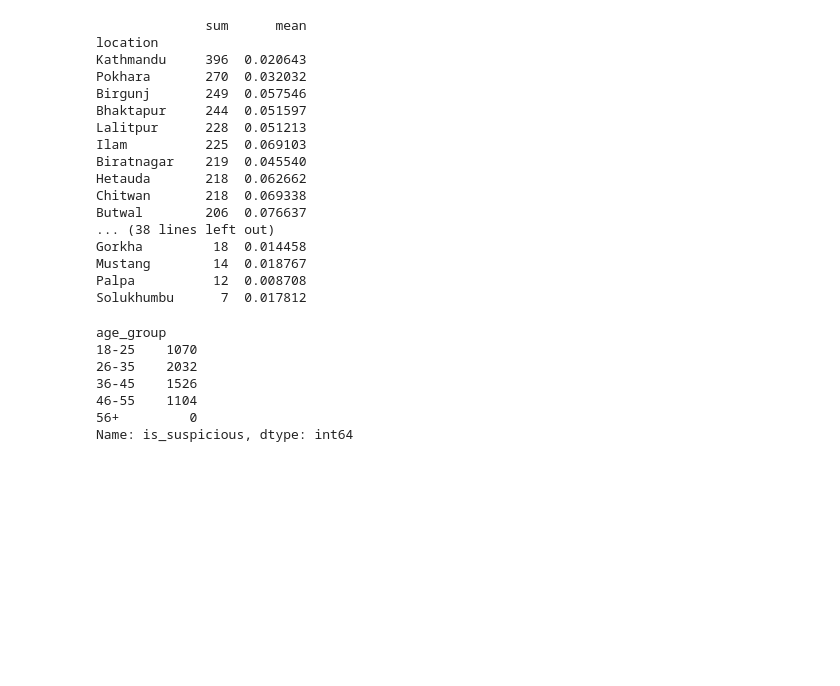
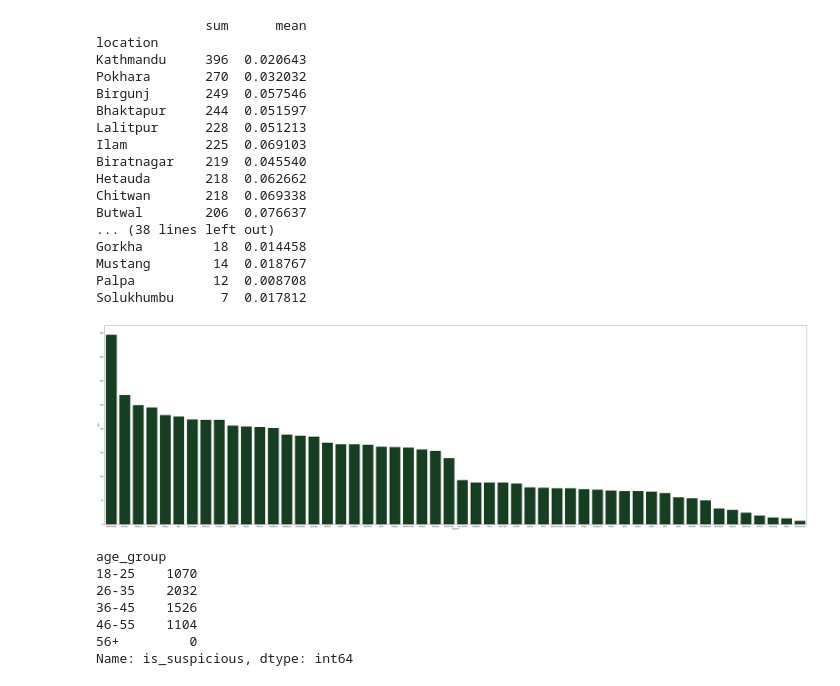
Before and after one commit to SandeshKhatiwada05/Data-Science-And-Machine-Learning-Course, a Jupyter notebook: Decision Support System/Suspicious_Transaction_Detection_Using_Customer_Transaction_Data_Integration.ipynb, the cells around one changed output. Drawn from its saved outputs; the diff is of its cells as text; code cells hidden in the pictures; blank space fills up the shorter version.

Commit message:
fraud against various features

```diff
--- a/Decision Support System/Suspicious_Transaction_Detection_Using_Customer_Transaction_Data_Integration.ipynb
+++ b/Decision Support System/Suspicious_Transaction_Detection_Using_Customer_Transaction_Data_Integration.ipynb
@@ -256,6 +256,13 @@ Gorkha         18  0.014458
 Mustang        14  0.018767
 Palpa          12  0.008708
 Solukhumbu      7  0.017812
+# %%
+#figure for this
+plt.figure(figsize=(70,20))
+sns.barplot(data=fraud_by_location, x= 'location', y = 'sum', color='#0f451d')
+plt.show()
+# %% [output]
+[figure, added]
 # %%
 #fraud by age
 dataset['age_group'] = pd.Categorical(
```
Also changed, not shown: parts of 4 cells of this notebook.
